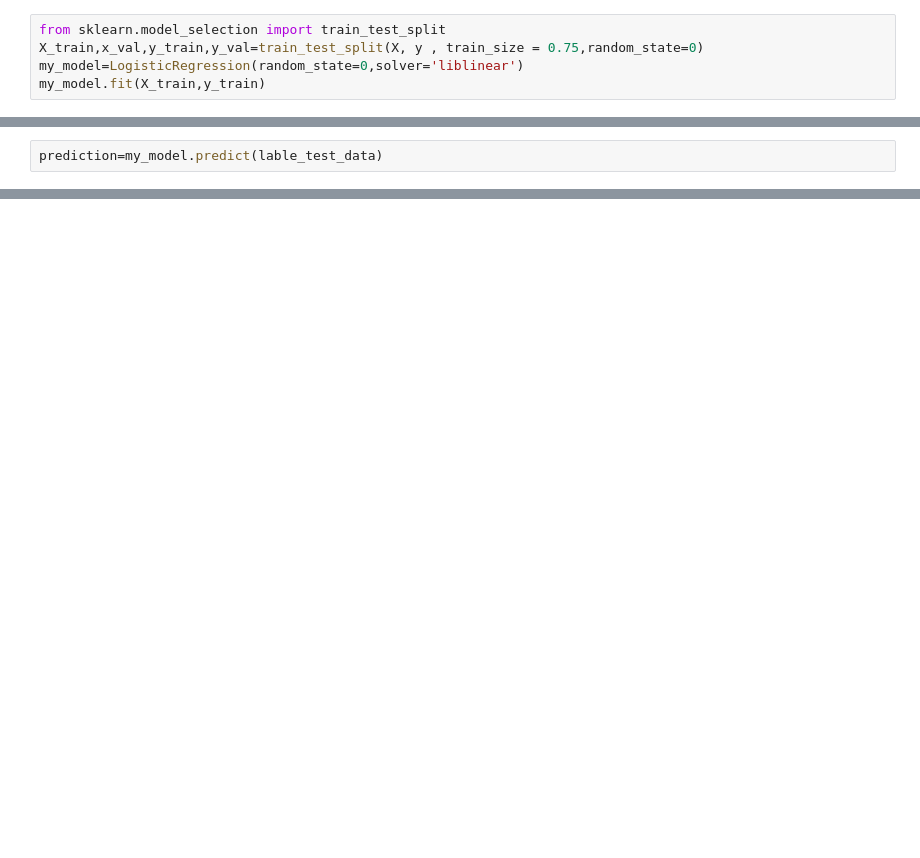
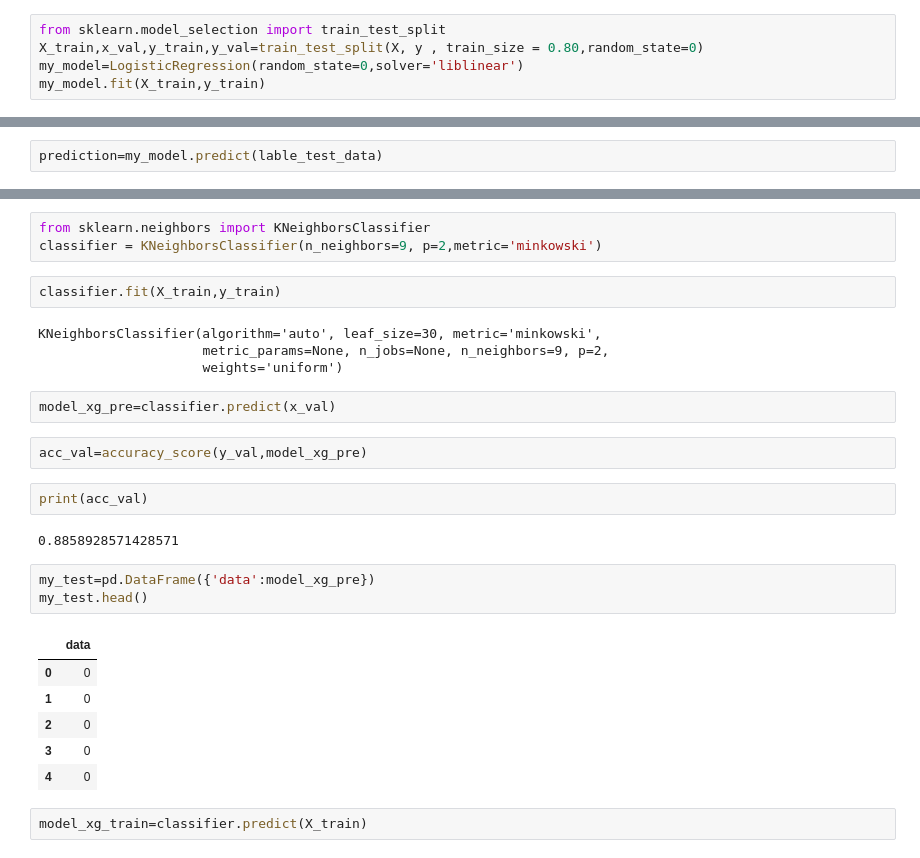
Before and after one commit to sarthakpant772/MLnow_2.0, a Jupyter notebook: employee_risk.ipynb, the cells around one changed output, grey strips where cells are left out. Drawn from its saved outputs; the diff is of its cells as text; blank space fills up the shorter version.

```diff
--- a/employee_risk.ipynb
+++ b/employee_risk.ipynb
@@ -213,7 +213,7 @@ Index(['age', 'experience', 'married', 'house_ownership', 'car_ownership',
       dtype='object')
 # %%
 from sklearn.model_selection import train_test_split
-X_train,x_val,y_train,y_val=train_test_split(X, y , train_size = 0.75,random_state=0)
+X_train,x_val,y_train,y_val=train_test_split(X, y , train_size = 0.80,random_state=0)
 my_model=LogisticRegression(random_state=0,solver='liblinear')
 my_model.fit(X_train,y_train)
 # %% [output]
@@ -273,0 +297,29 @@ prediction=my_model.predict(lable_test_data)
+# %%
+from sklearn.neighbors import KNeighborsClassifier
+classifier = KNeighborsClassifier(n_neighbors=9, p=2,metric='minkowski')
+# %%
+classifier.fit(X_train,y_train)
+# %% [output]
+KNeighborsClassifier(algorithm='auto', leaf_size=30, metric='minkowski',
+                     metric_params=None, n_jobs=None, n_neighbors=9, p=2,
+                     weights='uniform')
+# %%
+model_xg_pre=classifier.predict(x_val)
+# %%
+acc_val=accuracy_score(y_val,model_xg_pre)
+# %%
+print(acc_val)
+# %% [output]
+0.8858928571428571
+# %%
+my_test=pd.DataFrame({'data':model_xg_pre})
+my_test.head()
+# %% [output]
+|  | data |
+| 0 | 0 |
+| 1 | 0 |
+| 2 | 0 |
+| 3 | 0 |
+| 4 | 0 |
+# %%
+model_xg_train=classifier.predict(X_train)
```
Also changed, not shown: parts of 13 cells of this notebook.
